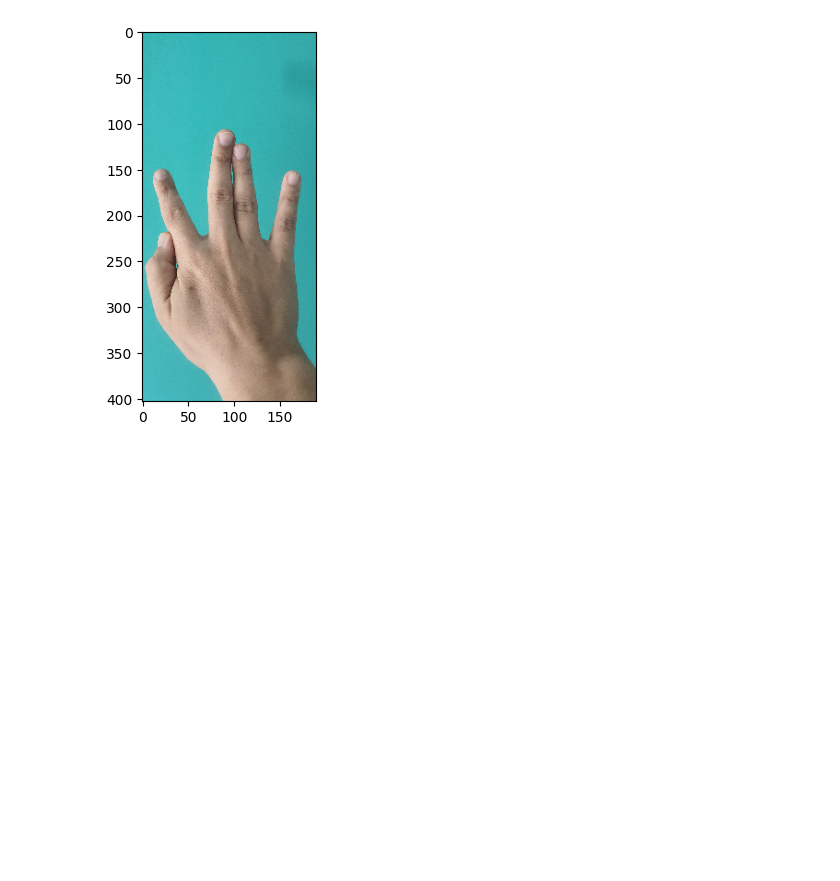
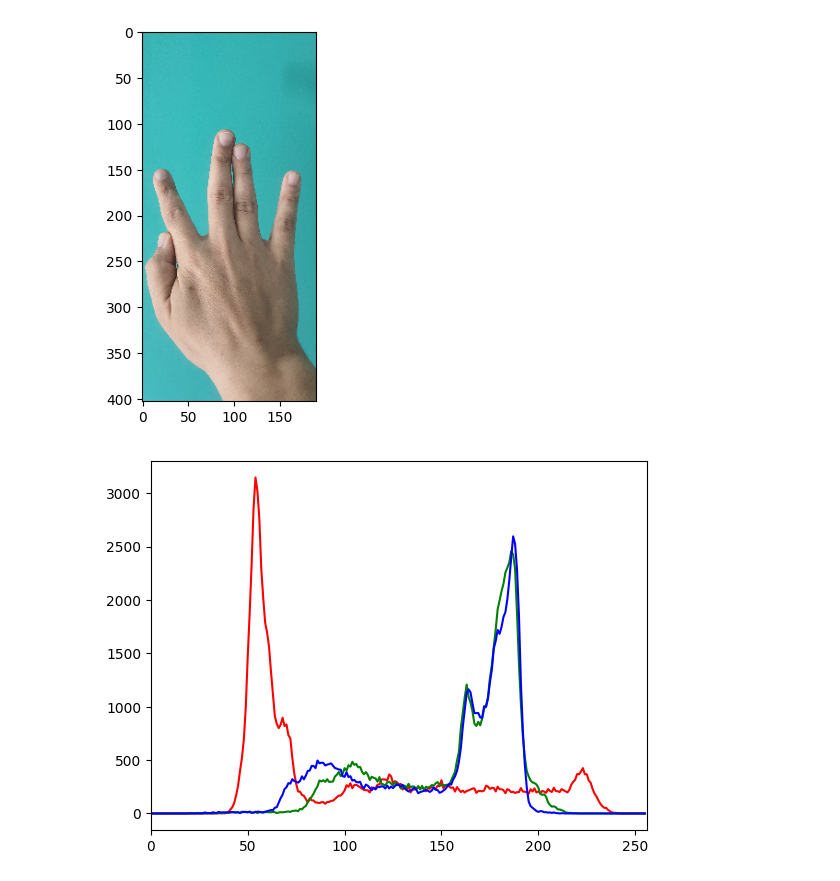
Before and after one commit to SerbC/2025S1CV1, a Jupyter notebook: Lab1.ipynb, the cells around one changed output. Saved outputs shown, nothing was run; the diff lists cells and outputs as text; code cells hidden in the pictures; blank space fills up the shorter version.

Commit message:
Laborator 3 noiembrie

```diff
--- a/Lab1.ipynb
+++ b/Lab1.ipynb
@@ -30,7 +28,7 @@ import cv2
 
 import random
 # %%
-bp = "/content/drive/MyDrive/fac/Laborator/Images/"
+bp = "/content/drive/MyDrive/cv1/"
 
 file_path_arr = []
 for i in range(4):
@@ -133,3 +128,14 @@ plt.figure(), plt.imshow(train_images[0][0])
 (<Figure size 640x480 with 1 Axes>,
  <matplotlib.image.AxesImage at 0x...>)
 [figure]
+# %%
+img = train_images[0][0]
+rgb = ['r', 'g', 'b']
+
+for i, color in enumerate(rgb):
+  hist = cv2.calcHist([img], [i], None, [256], [0,256])
+  plt.plot(hist, color=color)
+  plt.xlim([0, 256])
+plt.show()
+# %% [output]
+[figure, added]
```
Also changed, not shown: parts of 14 cells of this notebook.
